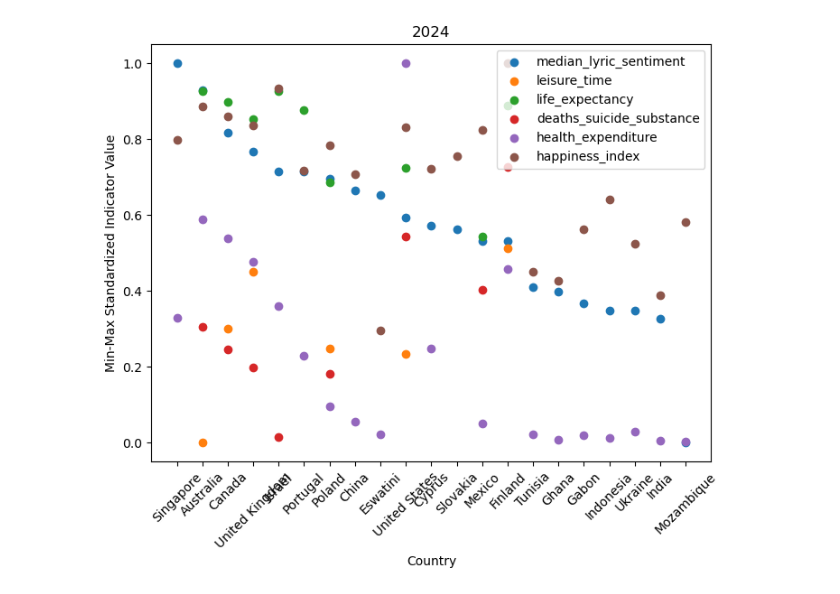
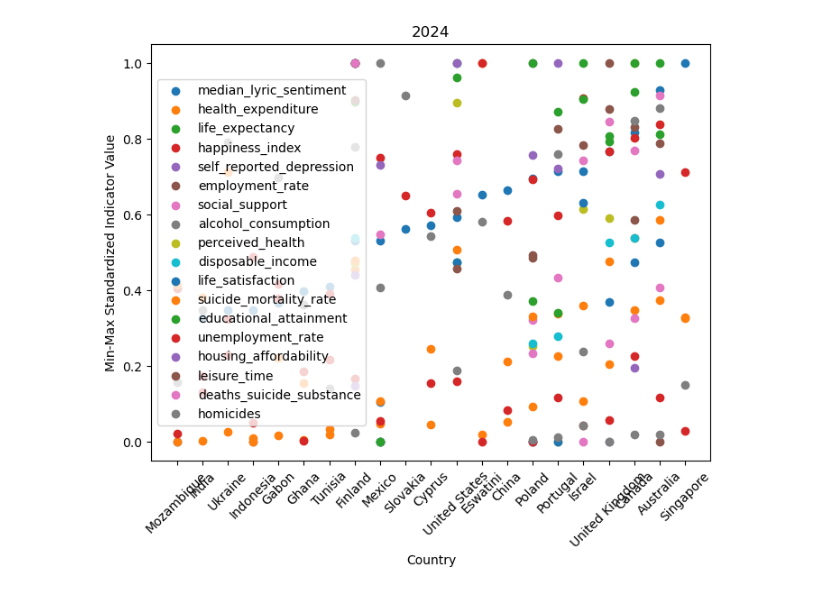
Before and after one commit to Blake-Dowling/Music-Sentiment-Analysis, a Jupyter notebook: analysis.ipynb, the cells around one changed output. Cells and saved outputs as stored; diff of their text form; code cells hidden in the pictures.

```diff
--- a/analysis.ipynb
+++ b/analysis.ipynb
@@ -84,9 +44,16 @@ print(indicatorDF.to_string())
 # %%
-correlations = indicatorDF.iloc[:, 2:].corr()
+correlations = indicatorDF.iloc[:, 2:].corr(method='spearman')
+# print(correlations.iloc[:, 2:].to_string())
+feature_importance = correlations['median_lyric_sentiment'].sort_values(ascending=False)
+# # print(indicatorDF.iloc[:,:2].columns)
+# # print(list(feature_importance.index))
+print(feature_importance.to_string())
 
-feature_importance = correlations['median_lyric_sentiment'].abs().sort_values(ascending=False)
-# print(indicatorDF.iloc[:,:2].columns)
-# print(list(feature_importance.index))
 indicatorDF = indicatorDF[list(indicatorDF.iloc[:,:2].columns) + list(feature_importance.index)]
-print(indicatorDF)
+# print(indicatorDF.iloc[:, 2:].to_string())
+plt.figure(figsize=(10, 8))
+sns.heatmap(indicatorDF.iloc[:, 2:].corr(method='spearman'), annot=True, cmap='coolwarm', fmt=".2f")
+plt.show()
+# print(indicatorDF.to_string())
+indicatorDF = indicatorDF.sort_values(by='median_lyric_sentiment', ascending=True)
 # %% [output]
@@ -116,11 +85,11 @@ axs.set_ylabel("Min-Max Standardized Indicator Value")
 axs.set_xlabel("Country")
 
 
-indicatorDF = indicatorDF.iloc[:, :8]
+# indicatorDF = indicatorDF.iloc[:, :8]
 
-indicatorDF = indicatorDF.dropna(subset='median_lyric_sentiment')
-indicatorDF = indicatorDF.sort_values(by='median_lyric_sentiment', ascending=False)
-print(indicatorDF)
+# indicatorDF = indicatorDF.dropna(subset='median_lyric_sentiment')
+
+print(indicatorDF.to_string())
 
 for index, indicator in enumerate(indicatorDF.columns[2:]):
 
@@ -150 +119 @@ plt.show()
-[figure, old version]
+[figure, new version]
```
Also changed, not shown: parts of 6 cells of this notebook, 2 other files.
